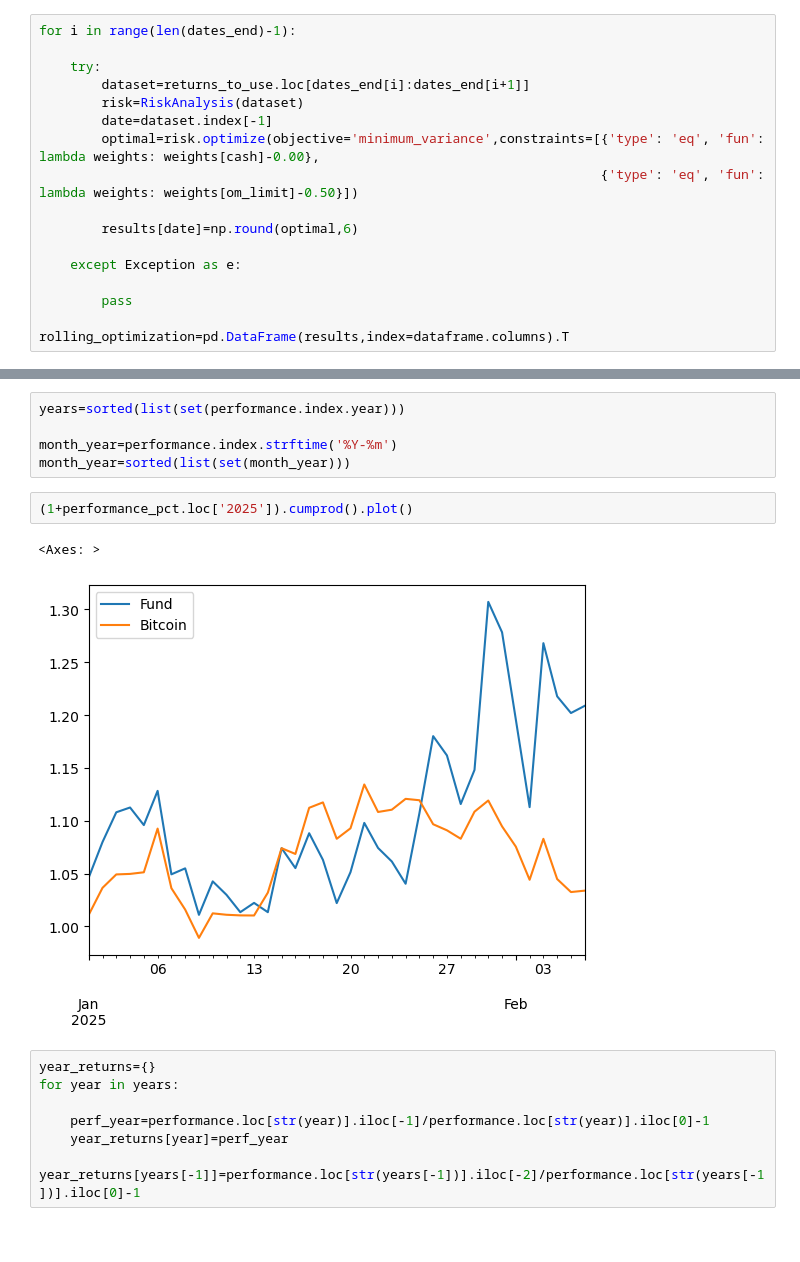
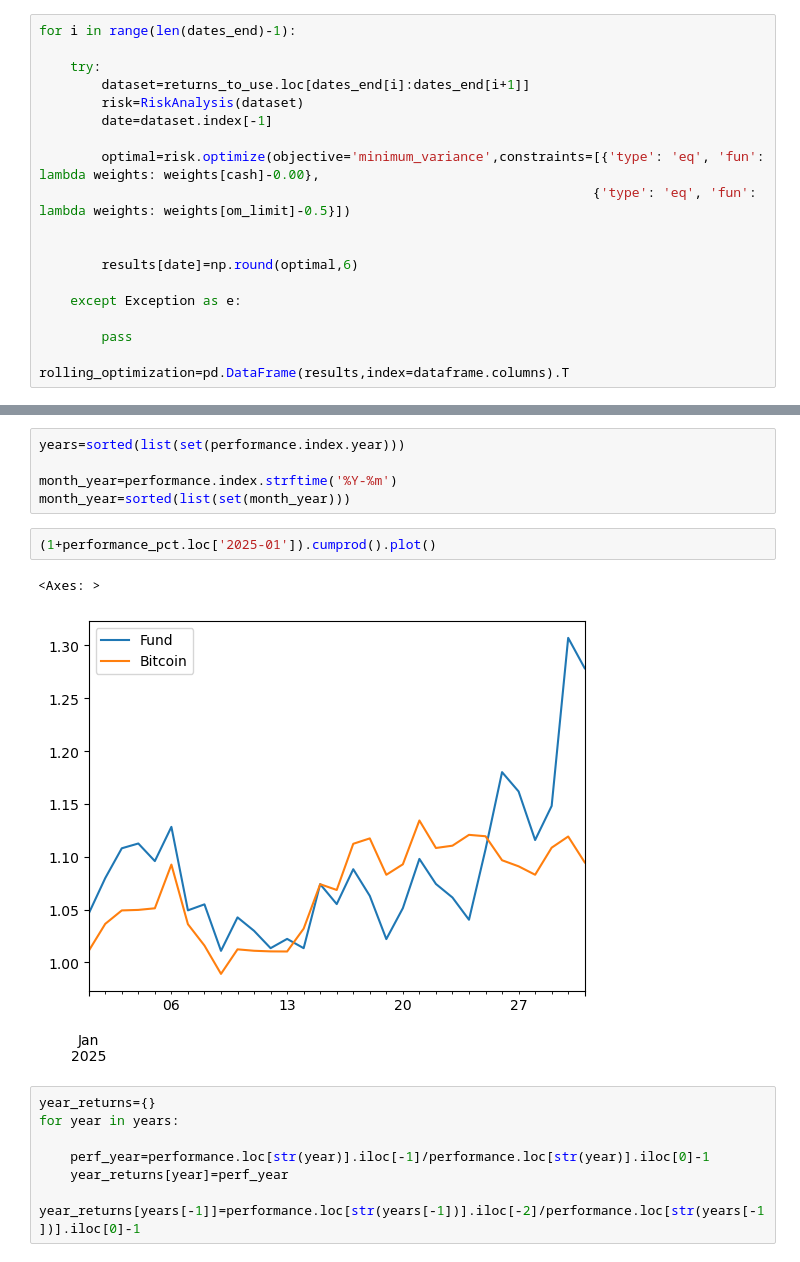
Before and after one commit to niroojane/Risk-Management, a Jupyter notebook: Active Crypto Strategy.ipynb, the cells around one changed output, grey strips where cells are left out. Saved outputs shown, nothing was run; the diff lists cells and outputs as text.

```diff
--- a/Active Crypto Strategy.ipynb
+++ b/Active Crypto Strategy.ipynb
@@ -97,22 +95,24 @@ limit=np.where(returns_to_use.columns=='BTCUSDT')[0][0]
 cash=np.where(returns_to_use.columns=='USDCUSDT')[0][0]
 om_limit=np.where(returns_to_use.columns=='OMUSDT')[0][0]
-# %%
-for i in range(len(dates_end)-1):
-
-    try:
-        dataset=returns_to_use.loc[dates_end[i]:dates_end[i+1]]
-        risk=RiskAnalysis(dataset)
-        date=dataset.index[-1]
-        optimal=risk.optimize(objective='minimum_variance',constraints=[{'type': 'eq', 'fun': lambda weights: weights[cash]-0.00},
-                                                                        {'type': 'eq', 'fun': lambda weights: weights[om_limit]-0.50}])
-
-        results[date]=np.round(optimal,6)
-
-    except Exception as e:
-
-        pass
-
-rolling_optimization=pd.DataFrame(results,index=dataframe.columns).T
+# %%
+for i in range(len(dates_end)-1):
+
+    try:
+        dataset=returns_to_use.loc[dates_end[i]:dates_end[i+1]]
+        risk=RiskAnalysis(dataset)
+        date=dataset.index[-1]
+
+        optimal=risk.optimize(objective='minimum_variance',constraints=[{'type': 'eq', 'fun': lambda weights: weights[cash]-0.00},
+                                                                       {'type': 'eq', 'fun': lambda weights: weights[om_limit]-0.5}])
+
+
+        results[date]=np.round(optimal,6)
+
+    except Exception as e:
+
+        pass
+
+rolling_optimization=pd.DataFrame(results,index=dataframe.columns).T
 # %%
 tracking={}
 portfolio={}
@@ -220,10 +220,10 @@ years=sorted(list(set(performance.index.year)))
 month_year=performance.index.strftime('%Y-%m')
 month_year=sorted(list(set(month_year)))
 # %%
-(1+performance_pct.loc['2025']).cumprod().plot()
+(1+performance_pct.loc['2025-01']).cumprod().plot()
 # %% [output]
 <Axes: >
-[figure, old version]
+[figure, new version]
 # %%
 year_returns={}
 for year in years:
```
Also changed, not shown: parts of 13 cells of this notebook, 3 other files.
